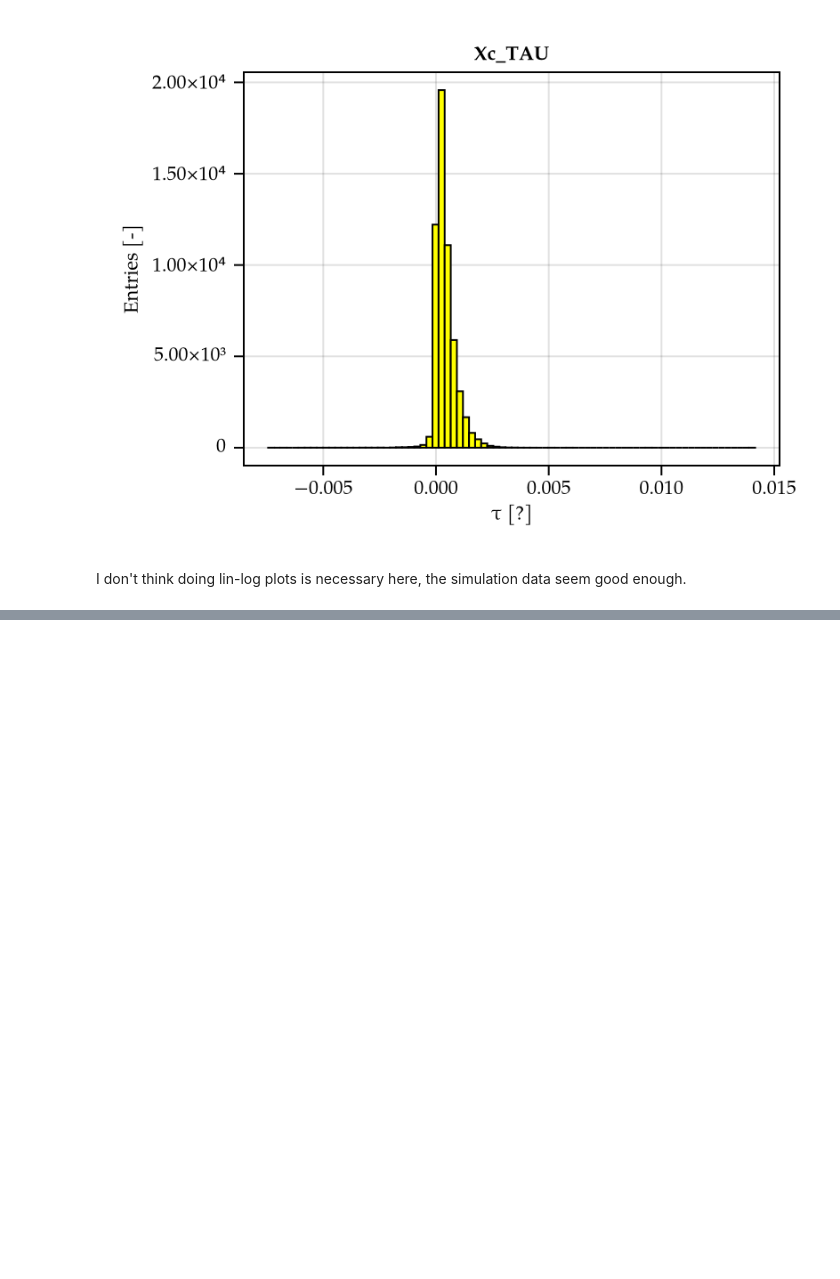
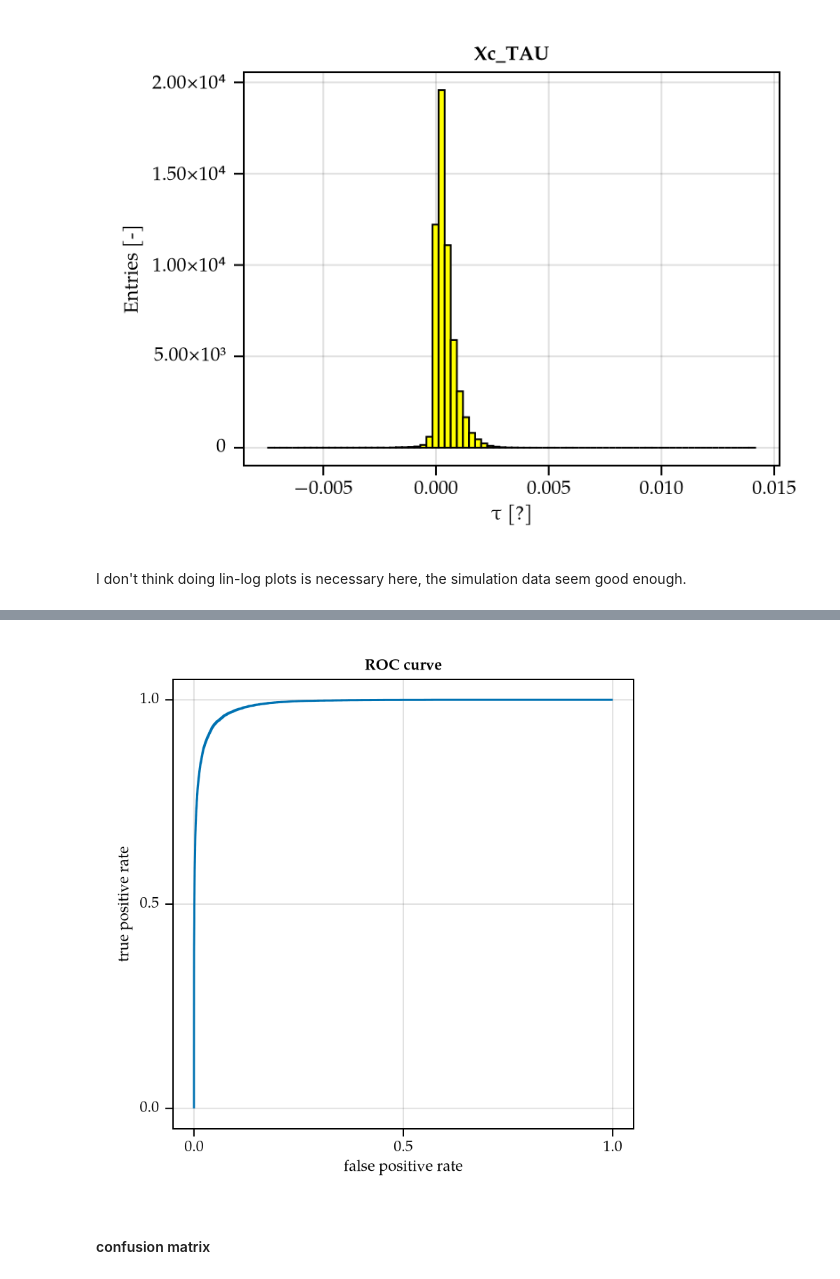
Before and after one commit to Arateniz/Project-MIDAS, a Jupyter notebook: decisiontreeclassifier.ipynb, the cells around one changed output, grey strips where cells are left out. Drawn from its saved outputs; the diff is of its cells as text; code cells hidden in the pictures; blank space fills up the shorter version.

```diff
--- a/decisiontreeclassifier.ipynb
+++ b/decisiontreeclassifier.ipynb
@@ -538,0 +549,7 @@ I don't think doing lin-log plots is necessary here, the simulation data seem go
+# %%
+df_background = @rsubset df_exp_cut :Xc_M < 2450 || :Xc_M > 2490
+df_background = @select df_background Not(:Xb_M, :Xb_TAU, :Xc_M, :Xc_TAU)
+df_background.label .= "background"
+df_background;
+# %%
+df_sigbkg = vcat(df_signal, df_background)
@@ -538,0 +579,5 @@ I don't think doing lin-log plots is necessary here, the simulation data seem go
+# %%
+X = df_sigbkg[:, features]  # features
+y = df_sigbkg.label |> categorical  # targets
+
+train, test = partition(eachindex(y), 0.7, shuffle=true, rng=8054)  # train and test indices
@@ -538,0 +701,2 @@ I don't think doing lin-log plots is necessary here, the simulation data seem go
+# %%
+roc = roc_curve(ŷ_test_prob, y[test]);
@@ -538,0 +706,20 @@ I don't think doing lin-log plots is necessary here, the simulation data seem go
+# %%
+fig_roc = Figure(; size=(400,400))
+
+ax = Axis(
+    fig_roc[1, 1],
+    title = "ROC curve",
+    xlabel = "false positive rate",
+    ylabel = "true positive rate",
+)
+
+lines!(
+    roc[1],
+    roc[2],
+)
+
+fig_roc
+# %% [output]
+[figure, added]
+# %% [markdown]
+#### confusion matrix
```
Also changed, not shown: parts of 23 cells of this notebook, 1 other file.
